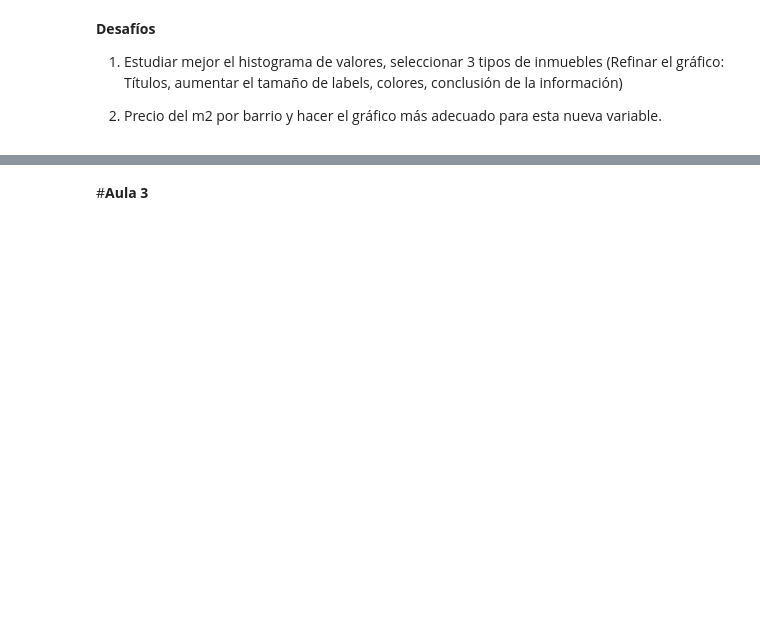
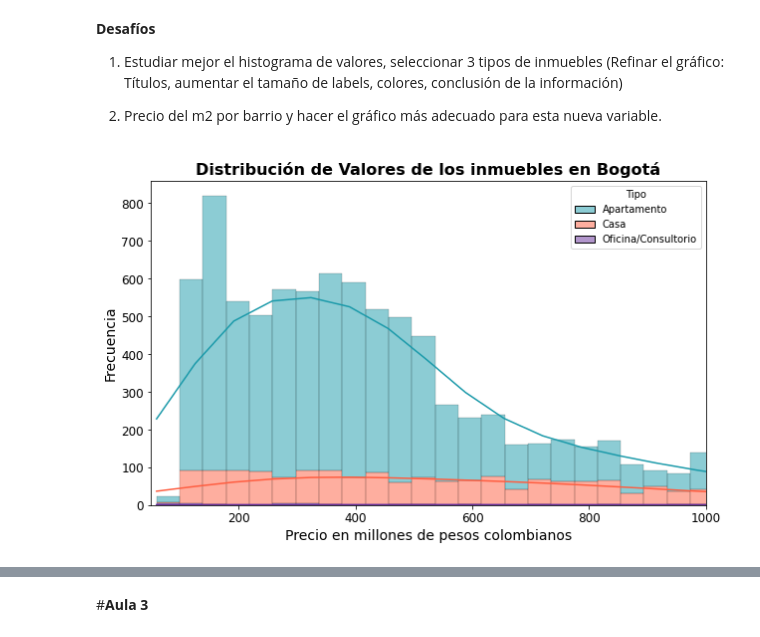
Before and after one commit to David-Blanc/inmersion_de_datos, a Jupyter notebook: INMERSION_DATOS_AULA_2.ipynb, the cells around one changed output, grey strips where cells are left out. Drawn from its saved outputs; the diff is of its cells as text; code cells hidden in the pictures; blank space fills up the shorter version.

```diff
--- a/INMERSION_DATOS_AULA_2.ipynb
+++ b/INMERSION_DATOS_AULA_2.ipynb
@@ -286,3 +428,30 @@ plt.show()
 1. Estudiar mejor el histograma de valores, seleccionar 3 tipos de inmuebles (Refinar el gráfico: Títulos, aumentar el tamaño de labels, colores, conclusión de la información)
 
 2. Precio del m2 por barrio y hacer el gráfico más adecuado para esta nueva variable.
+# %%
+# 1
+# Seleccionar los tres tipos de inmuebles
+tipos_seleccionados = ['Apartamento', 'Casa', 'Oficina/Consultorio']
+inmuebles_seleccionados = inmuebles[inmuebles['Tipo'].isin(tipos_seleccionados)]
+
+# Personalizar la paleta de colores
+nuevos_colores = ['#1B9AAA', '#FE5E41', '#662E9B', '#FFC53A', '#95C623']
+sns.set_palette(nuevos_colores)
+
+# Crear el histograma
+plt.figure(figsize=(10,6))
+grafica = sns.histplot(data=inmuebles_seleccionados, x='Precio_Millon', kde=True, hue='Tipo', multiple='stack')
+
+# Definir títulos y labels
+grafica.set_title('Distribución de Valores de los inmuebles en Bogotá', fontsize=16, fontweight='bold')
+grafica.set_xlabel('Precio en millones de pesos colombianos', fontsize=14)
+grafica.set_ylabel('Frecuencia', fontsize=14)
+grafica.tick_params(labelsize=12)
+
+# Limitar el eje x
+plt.xlim((50,1000))
+
+# Mostrar el gráfico
+plt.show()
+# %% [output]
+[figure, added]
```
Also changed, not shown: parts of 21 cells of this notebook.
